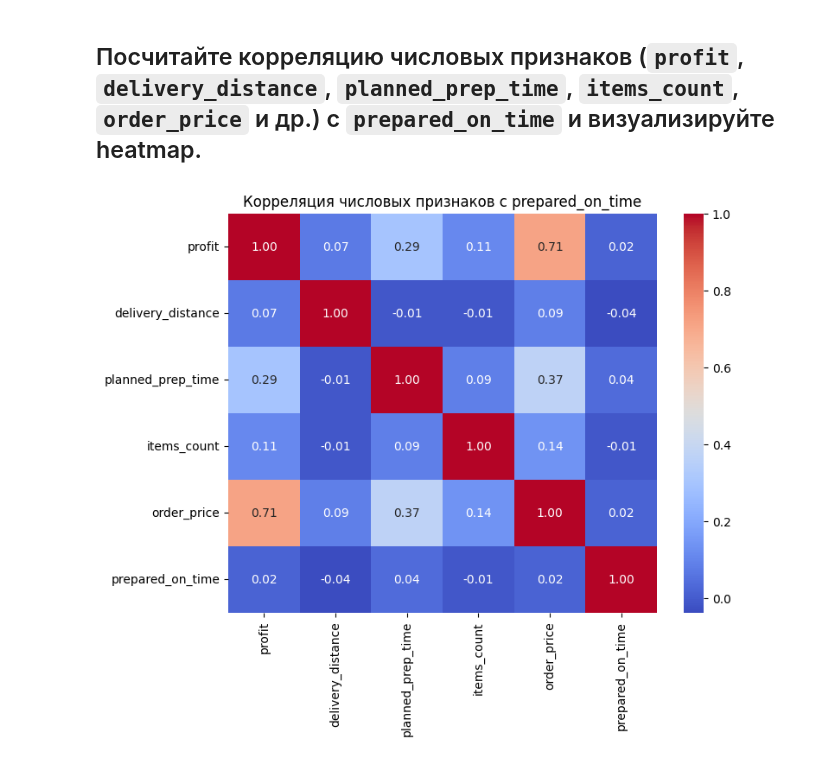
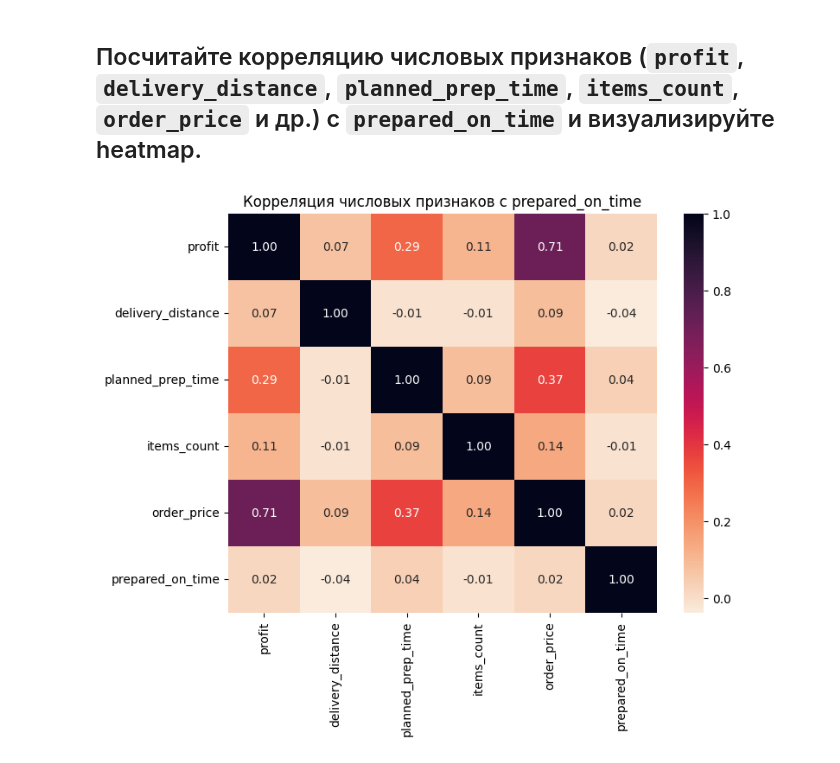
Before and after one commit to nepridumalnik/it-lms-course, a Jupyter notebook: module_2/task.ipynb, the cells around one changed output. Drawn from its saved outputs; the diff is of its cells as text; code cells hidden in the pictures.

```diff
--- a/module_2/task.ipynb
+++ b/module_2/task.ipynb
@@ -471,20 +471,20 @@ enriched_orders[["order_id", "prepared_on_time"]].head()
 # %%
 import seaborn as sns
 
 numeric_cols = [
     "profit",
     "delivery_distance",
     "planned_prep_time",
     "items_count",
     "order_price",
     "prepared_on_time",
 ]
 
 corr = enriched_orders[numeric_cols].corr()
 
 plt.figure(figsize=(8, 6))
-sns.heatmap(corr, annot=True, cmap="coolwarm", fmt=".2f")
+sns.heatmap(corr, annot=True, cmap="rocket_r", fmt=".2f")
 plt.title("Корреляция числовых признаков с prepared_on_time")
 plt.show()
 # %% [output]
-[figure, old version]
+[figure, new version]
```
